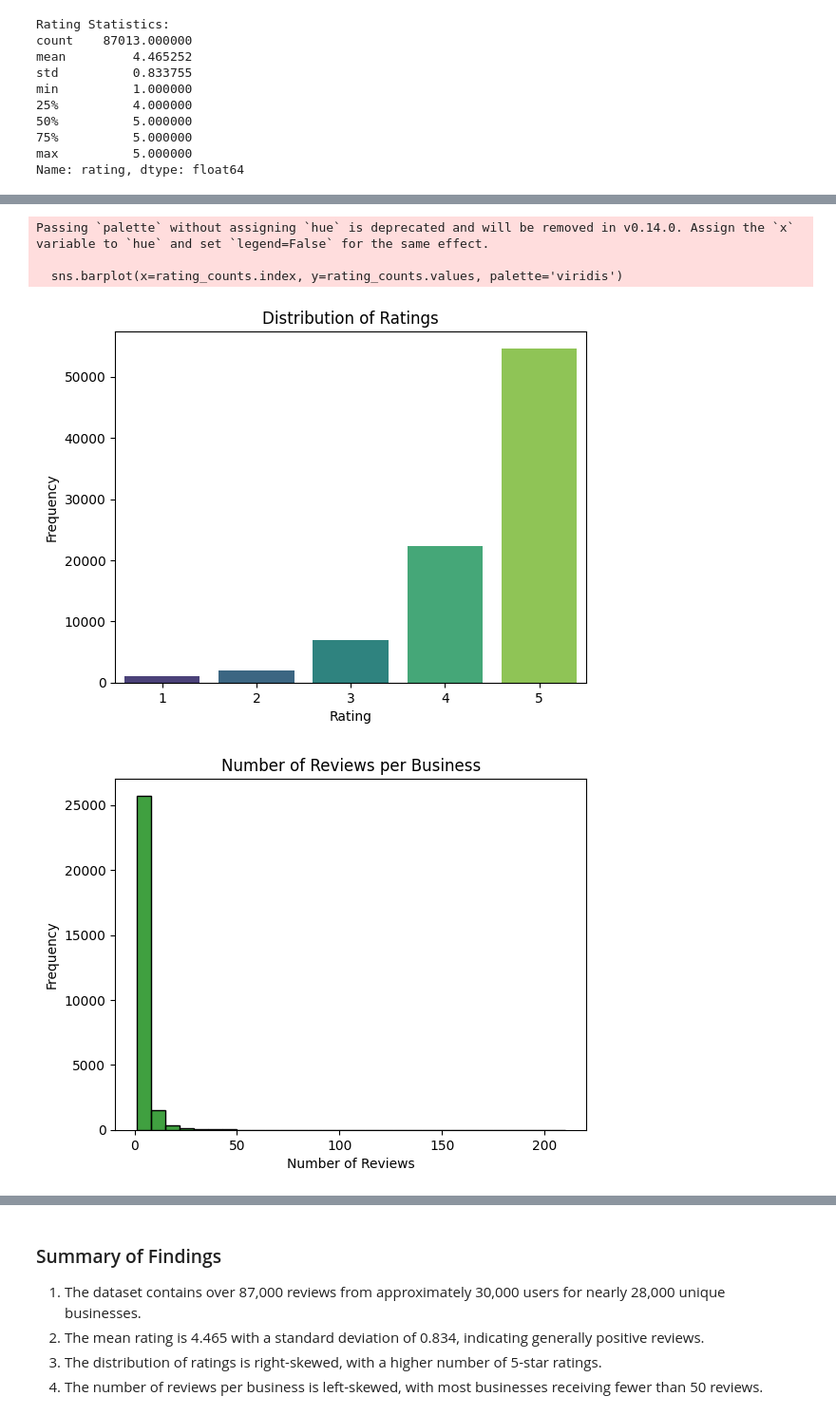
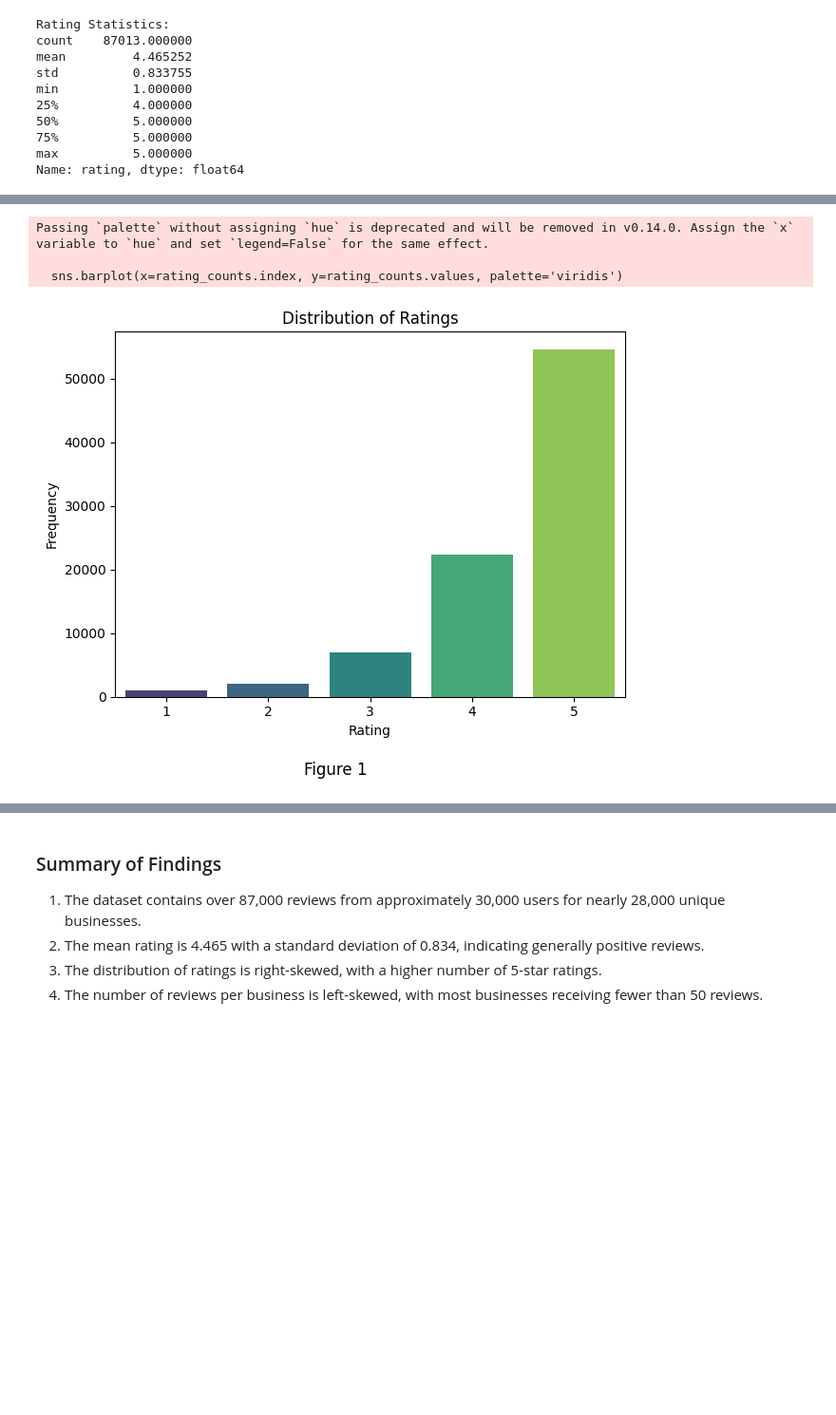
Before and after one commit to AZA-2003/CSE158-A2, a Jupyter notebook: eda.ipynb, the cells around one changed output, grey strips where cells are left out. Shown: that part at 95% size. Saved outputs shown, nothing was run; the diff lists cells and outputs as text; code cells hidden in the pictures; blank space fills up the shorter version.

```diff
--- a/eda.ipynb
+++ b/eda.ipynb
@@ -80,23 +80,16 @@ To grasp a basic understanding of the dataset, we began by looking at the mean a
 # %%
 # Distribution of ratings
 rating_counts = df['rating'].value_counts().sort_index()
 sns.barplot(x=rating_counts.index, y=rating_counts.values, palette='viridis')
 plt.title('Distribution of Ratings')
 plt.xlabel('Rating')
 plt.ylabel('Frequency')
+plt.figtext(0.5, -0.05, 'Figure 1', ha='center', fontsize=12)
+plt.tight_layout()
 plt.show()
-
-# Number of reviews per business
-reviews_per_business = df['business_id'].value_counts()
-sns.histplot(reviews_per_business, bins=30, kde=False, color='green')
-plt.title('Number of Reviews per Business')
-plt.xlabel('Number of Reviews')
-plt.ylabel('Frequency')
-plt.show()
 # %% [output]
 Passing `palette` without assigning `hue` is deprecated and will be removed in v0.14.0. Assign the `x` variable to `hue` and set `legend=False` for the same effect.
 
   sns.barplot(x=rating_counts.index, y=rating_counts.values, palette='viridis')
-[figure, old version]
+[figure, new version]
-[figure, removed]
 # %% [markdown]
```
Also changed, not shown: parts of 7 cells of this notebook.
